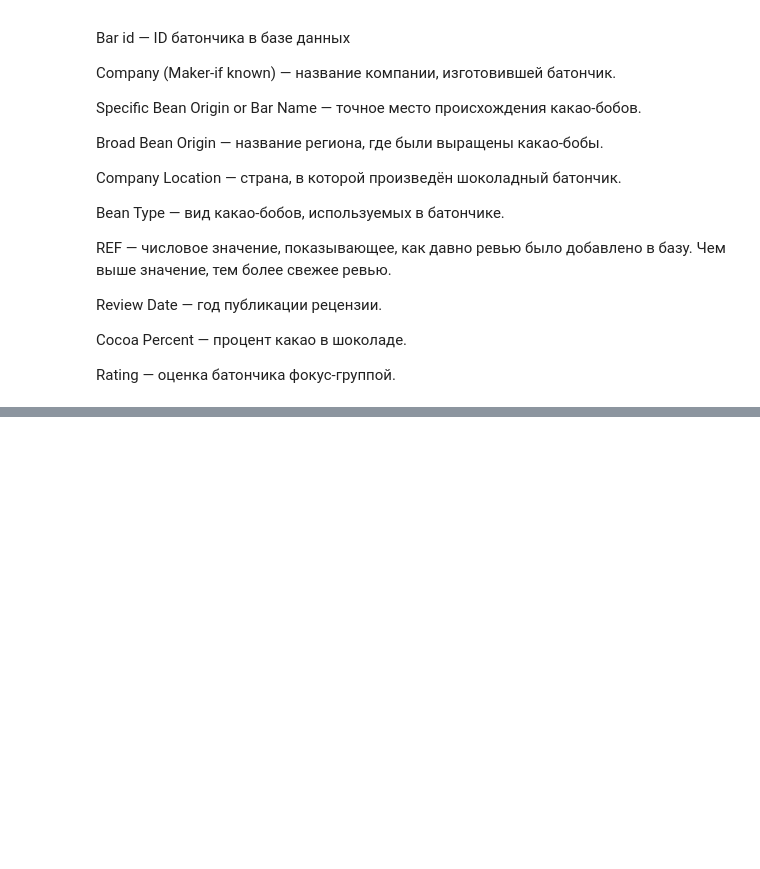
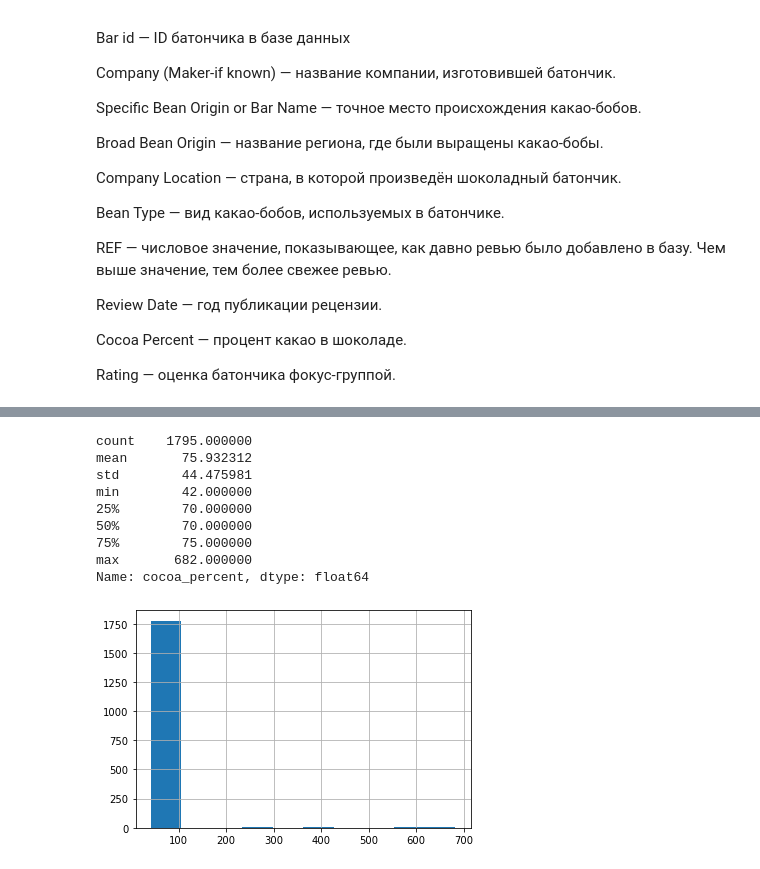
Before and after one commit to tempcat07/module_stat0, a Jupyter notebook: stat0.ipynb, the cells around one changed output, grey strips where cells are left out. Saved outputs shown, nothing was run; the diff lists cells and outputs as text; code cells hidden in the pictures; blank space fills up the shorter version.

```diff
--- a/stat0.ipynb
+++ b/stat0.ipynb
@@ -64,0 +334,19 @@ Rating — оценка батончика фокус-группой.
+# %%
+#Значения в столбцах представлены в виде процентов. Для дальнейшего анализа будет проще, если они будут представлены числами. Трансформируем столбец:
+
+cacao.cocoa_percent = cacao.cocoa_percent.apply(lambda x: float(x.replace('%', '')))
+#Посмотрим распределение признака:
+
+cacao.cocoa_percent.hist()
+cacao.cocoa_percent.describe()
+# %% [output]
+count    1795.000000
+mean       75.932312
+std        44.475981
+min        42.000000
+25%        70.000000
+50%        70.000000
+75%        75.000000
+max       682.000000
+Name: cocoa_percent, dtype: float64
+[figure, added]
```
Also changed, not shown: parts of 39 cells of this notebook, 1 other file.
